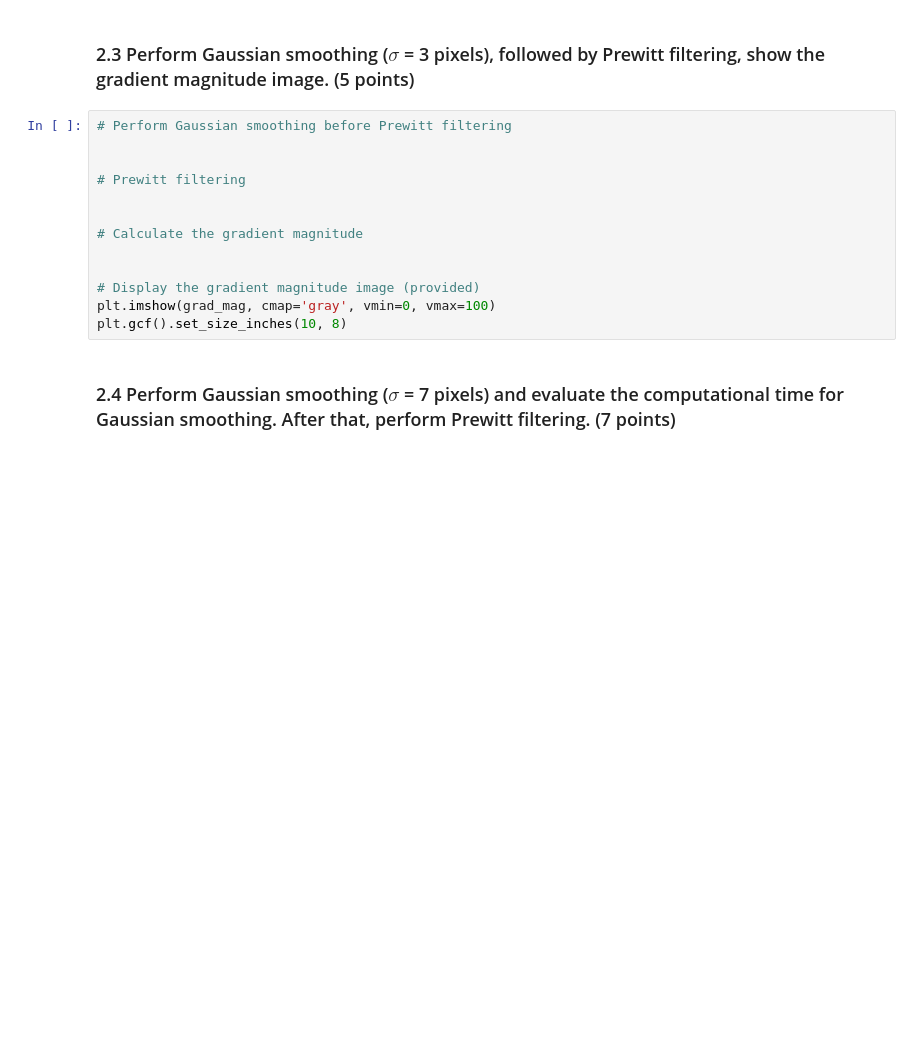
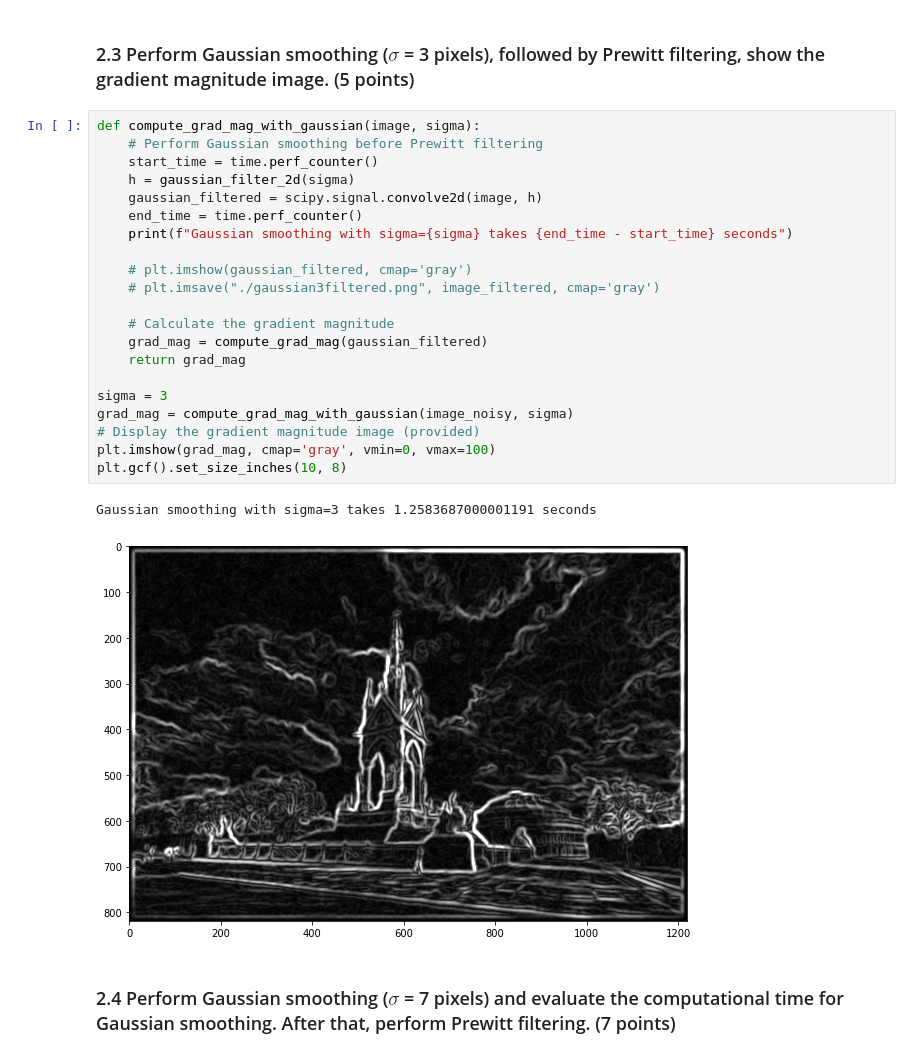
Before and after one commit to annnnnnnnnnie/Computer_Vision_2022, a Jupyter notebook: coursework_01/coursework_01.ipynb, the cells around one changed output. Cells and saved outputs as stored; diff of their text form; blank space fills up the shorter version.

```diff
--- a/coursework_01/coursework_01.ipynb
+++ b/coursework_01/coursework_01.ipynb
@@ -170,18 +213,29 @@ plt.imshow(h)
 # %% [markdown]
 ### 2.3 Perform Gaussian smoothing ($\sigma$ = 3 pixels), followed by Prewitt filtering, show the gradient magnitude image. (5 points)
 # %%
-# Perform Gaussian smoothing before Prewitt filtering
+def compute_grad_mag_with_gaussian(image, sigma):
+    # Perform Gaussian smoothing before Prewitt filtering
+    start_time = time.perf_counter()
+    h = gaussian_filter_2d(sigma)
+    gaussian_filtered = scipy.signal.convolve2d(image, h)
+    end_time = time.perf_counter()
+    print(f"Gaussian smoothing with sigma={sigma} takes {end_time - start_time} seconds")
 
+    # plt.imshow(gaussian_filtered, cmap='gray')
+    # plt.imsave("./gaussian3filtered.png", image_filtered, cmap='gray')
 
-# Prewitt filtering
+    # Calculate the gradient magnitude
+    grad_mag = compute_grad_mag(gaussian_filtered)
+    return grad_mag
 
-
-# Calculate the gradient magnitude
-
-
+sigma = 3
+grad_mag = compute_grad_mag_with_gaussian(image_noisy, sigma)
 # Display the gradient magnitude image (provided)
 plt.imshow(grad_mag, cmap='gray', vmin=0, vmax=100)
 plt.gcf().set_size_inches(10, 8)
+# %% [output]
+Gaussian smoothing with sigma=3 takes 1.2583687000001191 seconds
+[figure, added]
 # %% [markdown]
 ### 2.4 Perform Gaussian smoothing ($\sigma$ = 7 pixels) and evaluate the computational time for Gaussian smoothing. After that, perform Prewitt filtering. (7 points)
 # %%
```
Also changed, not shown: parts of 11 cells of this notebook, 4 other files.
